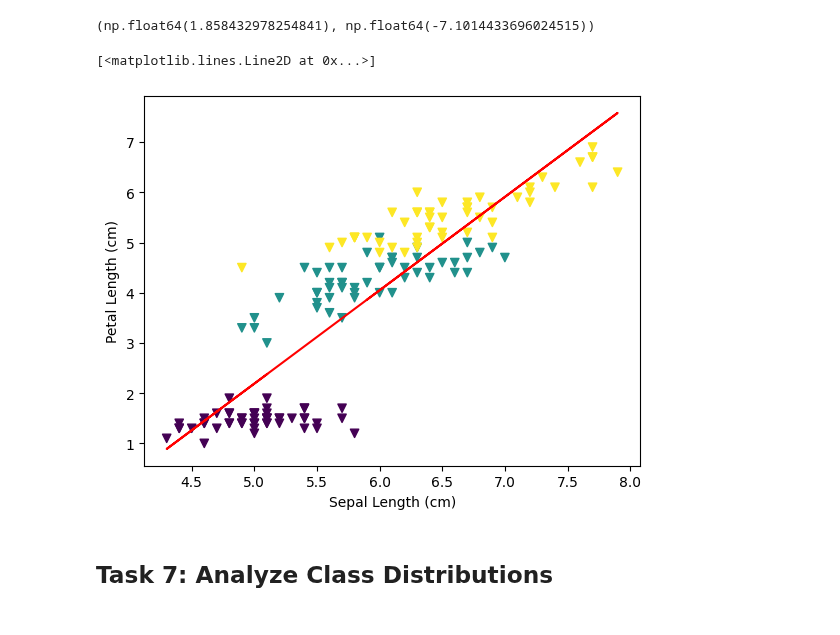
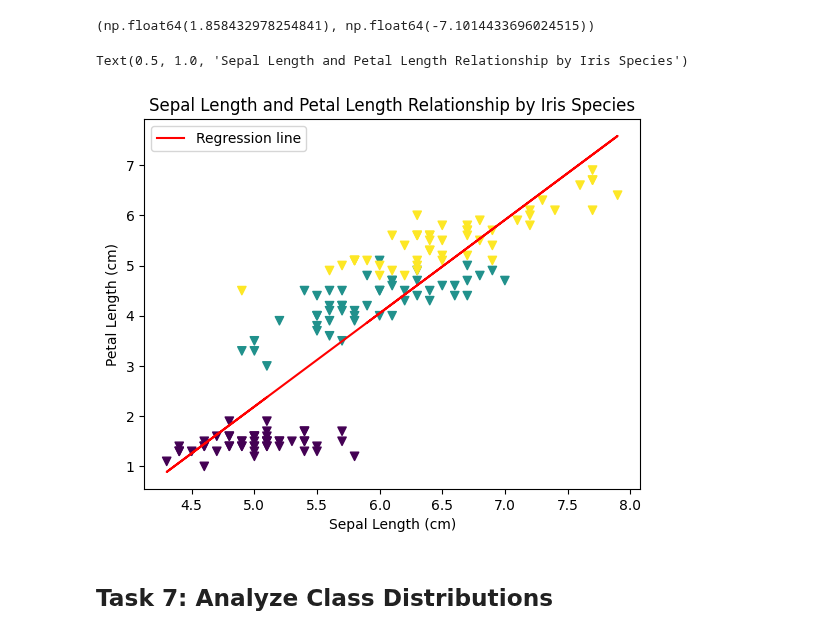
Before and after one commit to Oksyyy/principles_of_data_analytics, a Jupyter notebook: tasks.ipynb, the cells around one changed output. Drawn from its saved outputs; the diff is of its cells as text; code cells hidden in the pictures.

```diff
--- a/tasks.ipynb
+++ b/tasks.ipynb
@@ -413,19 +423,25 @@ m, c
 # %%
 # Create scatterplot
 fig, ax = plt.subplots()
 
 # Plot the data
 ax.scatter(x, y, marker =  'v',  c = target_class)
 
 # Set axes labels
 ax.set_xlabel('Sepal Length (cm)')
 ax.set_ylabel('Petal Length (cm)')
 
-# Fit a line
-ax.plot(x, m * x + c, color = 'red')
+# Fit the regression line
+ax.plot(x, m * x + c, color = 'red', label = 'Regression line')
+
+# Add legend
+ax.legend()
+
+# Add title
+ax.set_title('Sepal Length and Petal Length Relationship by Iris Species')
 # %% [output]
-[<matplotlib.lines.Line2D at 0x...>]
+Text(0.5, 1.0, 'Sepal Length and Petal Length Relationship by Iris Species')
-[figure, old version]
+[figure, new version]
 # %% [markdown]
 ## Task 7: Analyze Class Distributions
 # %%
```
Also changed, not shown: parts of 7 cells of this notebook.
